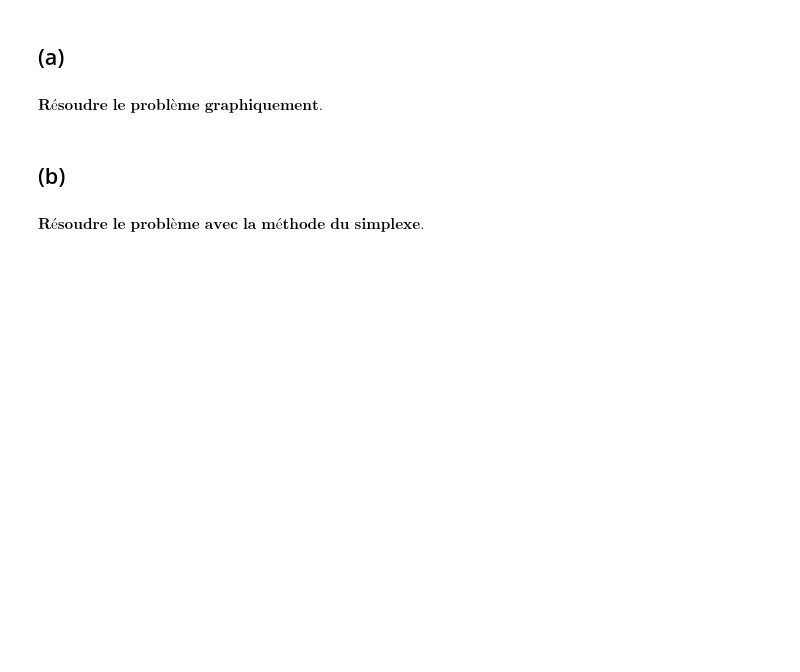
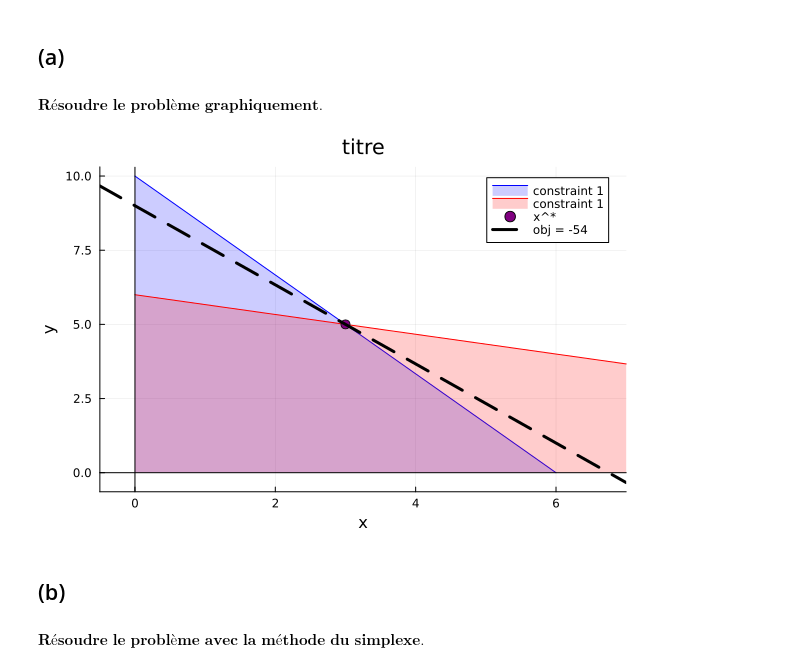
Before and after one commit to fbastin/optim, a Jupyter notebook: LP/Demo4.ipynb, the cells around one changed output. Drawn from its saved outputs; the diff is of its cells as text; code cells hidden in the pictures; blank space fills up the shorter version.

```diff
--- a/LP/Demo4.ipynb
+++ b/LP/Demo4.ipynb
@@ -133,13 +133,15 @@ using Plots
 # %%
 plot(t->(30-5*t)/3, 0, 6, color = :blue, fill = (0, 0.2, :blue), label = "constraint 1")
 plot!(t->(18-t)/3, 0, 18, color = :red, fill = (0, 0.2, :red), label = "constraint 1")
 plot!(xlims = (-0.5, 7))
 vline!([0], color = :black, label = "")
 hline!([0], color = :black, label = "")
 scatter!([3],[5], color = :purple, markersize = 5, label = "x^*")
 plot!(xlabel = "x", ylabel = "y")
-plot!(title = "le titre que Jean a choisit")
+plot!(title = "titre")
 plot!(t -> (8*3+6*5 -8*t)/6, color = :black, linewidth = 3, linestyle = :dash, label = "obj = -$(8*3+6*5)")
+# %% [output]
+[figure, added]
 # %% [markdown]
 ## (b)
 # %% [markdown]
```
Also changed, not shown: parts of 9 cells of this notebook, 3 other files.
